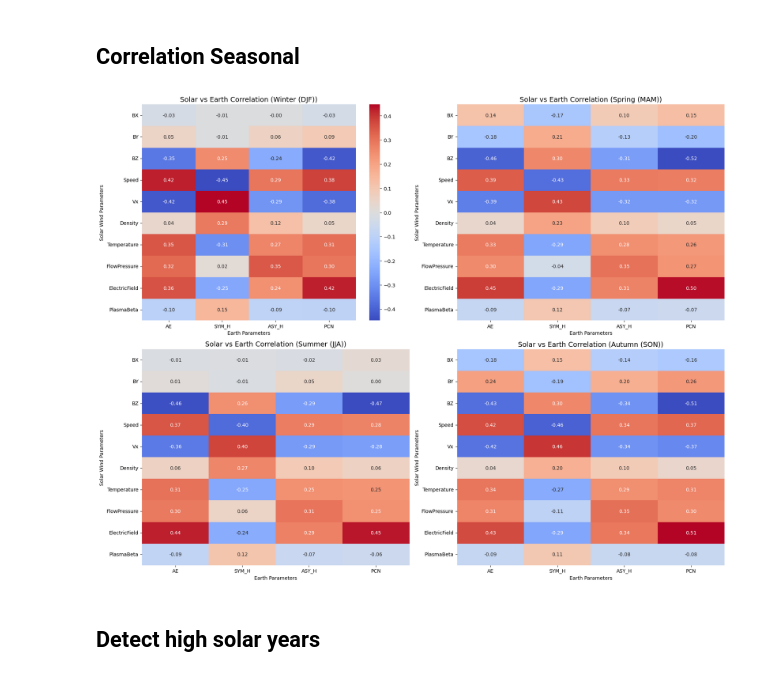
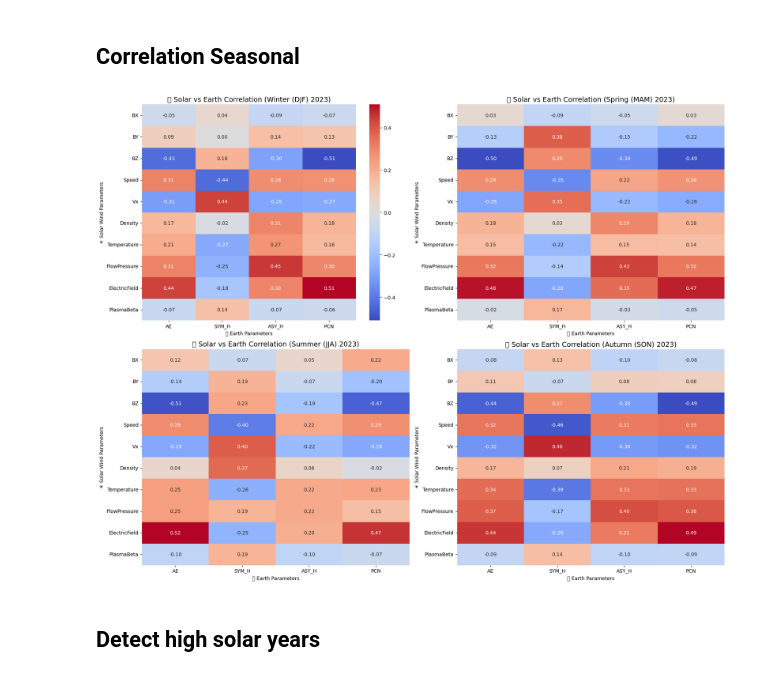
Before and after one commit to shivangichaudhary/Space-Weather-Event-Analysis, a Jupyter notebook: Notebooks/omni2.ipynb, the cells around one changed output. Saved outputs shown, nothing was run; the diff lists cells and outputs as text; code cells hidden in the pictures.

```diff
--- a/Notebooks/omni2.ipynb
+++ b/Notebooks/omni2.ipynb
@@ -403,12 +360,12 @@ for file in csv_files:
 
 full_df = pd.concat(df_list)
 
-# Filter only high solar activity periods
+# Filter only high solar activity periods (Peaks: 1989, 2001, 2014, 2024)
 high_activity_ranges = [
     ("1987-01-01", "1991-12-31"),
-    ("1998-01-01", "2002-12-31"),
+    ("1999-01-01", "2003-12-31"),
     ("2012-01-01", "2016-12-31"),
-    ("2023-01-01", "2025-12-31")
+    ("2022-01-01", "2026-12-31")
 ]
 
 mask = pd.Series(False, index=full_df.index)
@@ -755,44 +824,49 @@ solar_wind_features = [
     "FlowPressure", "ElectricField", "PlasmaBeta"
 ]
 earth_targets = ["AE", "SYM_H", "ASY_H", "PCN"]
 
-# Drop rows with any NaN in variables of interest
-df = full_df[solar_wind_features + earth_targets].dropna()
+# ✅ Ensure index is sorted
+full_df = full_df.sort_index()
 
-# Define 3-month seasonal windows
+# Filter only 2023 and drop NaNs
+df_2023 = full_df["2023-01-01":"2023-12-31"]
+df_2023 = df_2023[solar_wind_features + earth_targets].dropna()
+
+# Define seasonal windows
 seasons = {
     "Winter (DJF)": [12, 1, 2],
     "Spring (MAM)": [3, 4, 5],
     "Summer (JJA)": [6, 7, 8],
     "Autumn (SON)": [9, 10, 11]
 }
 
 # Prepare figure
 fig, axs = plt.subplots(2, 2, figsize=(18, 14))
 axs = axs.flatten()
 
 for i, (season_name, months) in enumerate(seasons.items()):
-    # Filter rows for the season
-    seasonal_df = df[df.index.month.isin(months)]
+    # Filter for selected months in 2023
+    seasonal_df = df_2023[df_2023.index.month.isin(months)]
+    seasonal_df = seasonal_df.dropna()
 
     # Compute correlation matrix
     corr_matrix = seasonal_df.corr()
     solar_vs_earth_corr = corr_matrix.loc[solar_wind_features, earth_targets]
 
-    # Plot
+    # Plot heatmap
     sns.heatmap(
         solar_vs_earth_corr, annot=True, fmt=".2f",
         cmap="coolwarm", center=0,
-        ax=axs[i], cbar=i == 0
+        ax=axs[i], cbar=(i == 0)
     )
-    axs[i].set_title(f"Solar vs Earth Correlation ({season_name})", fontsize=14)
-    axs[i].set_xlabel("Earth Parameters")
-    axs[i].set_ylabel("Solar Wind Parameters")
+    axs[i].set_title(f"🌞 Solar vs Earth Correlation ({season_name} 2023)", fontsize=14)
+    axs[i].set_xlabel("🌍 Earth Parameters")
+    axs[i].set_ylabel("☀️ Solar Wind Parameters")
 
 plt.tight_layout()
 plt.show()
 # %% [output]
-[figure, old version]
+[figure, new version]
 # %% [markdown]
 ## Detect high solar years
 # %%
```
Also changed, not shown: parts of 15 cells of this notebook, 26 other files.
